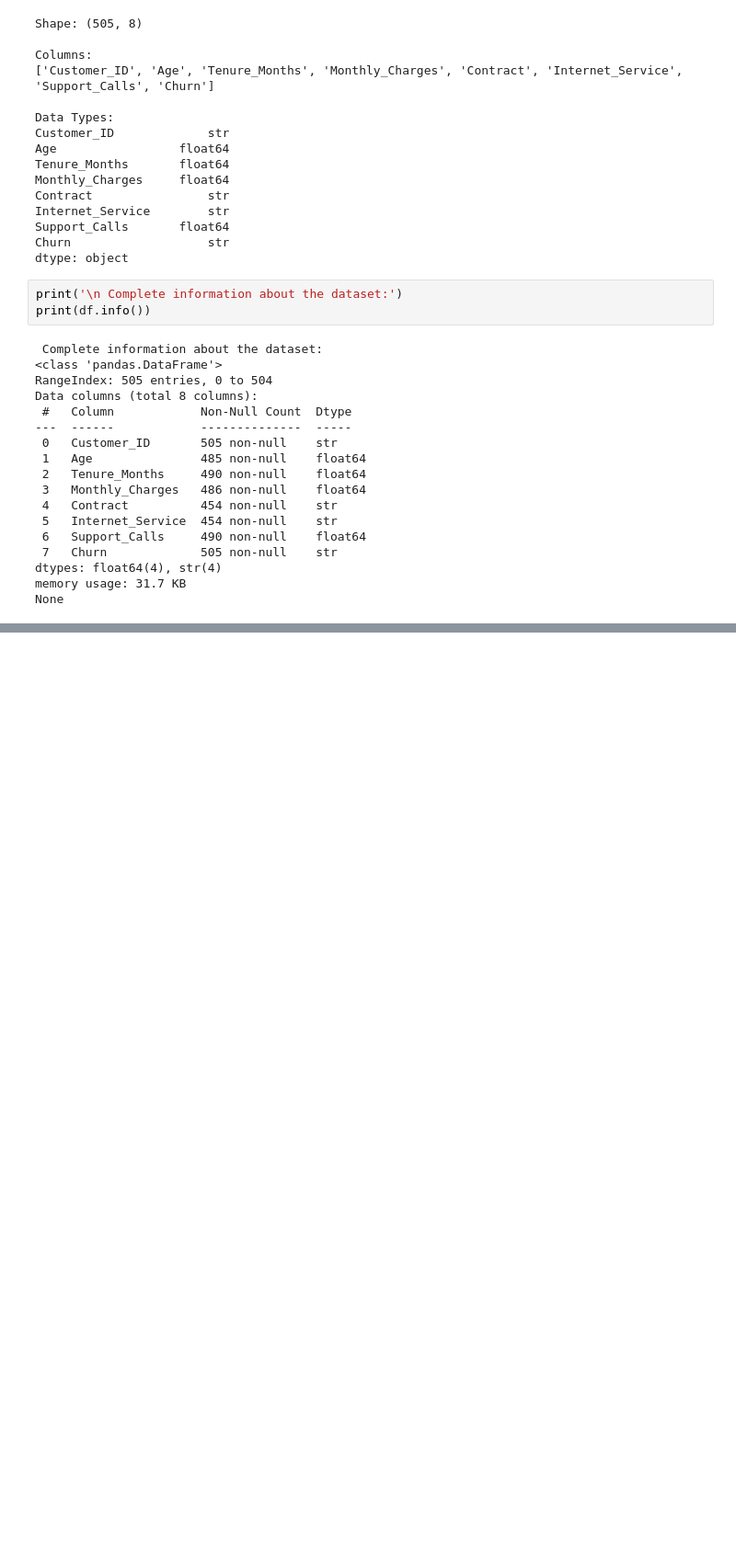
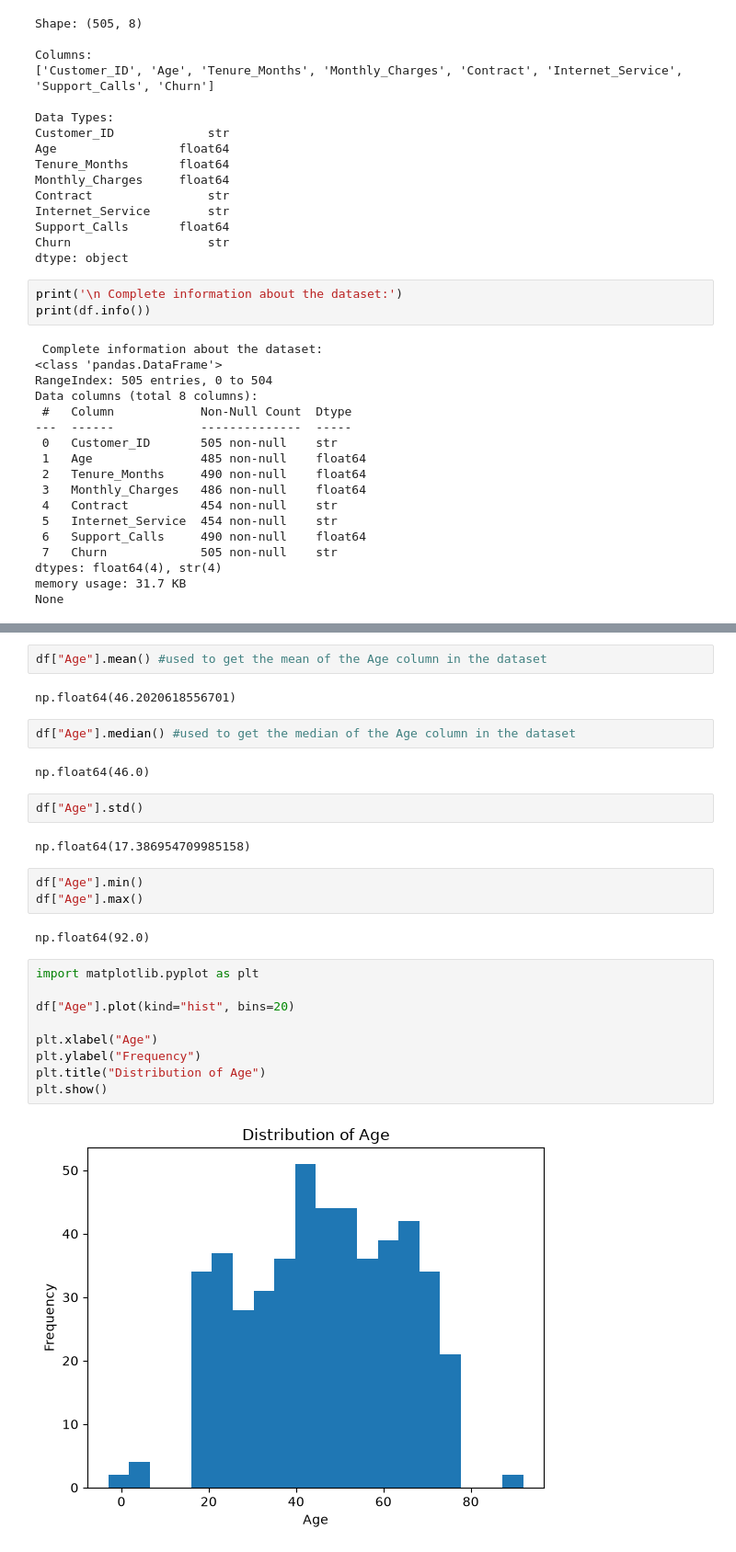
Before and after one commit to umarabrar-git/customer-churn-project, a Jupyter notebook: customer_churn_P1.ipynb, the cells around one changed output, grey strips where cells are left out. Shown at 92% size. Drawn from its saved outputs; the diff is of its cells as text; blank space fills up the shorter version.

```diff
--- a/customer_churn_P1.ipynb
+++ b/customer_churn_P1.ipynb
@@ -374,0 +532,28 @@ None
+# %%
+df["Age"].mean() #used to get the mean of the Age column in the dataset
+# %% [output]
+np.float64(46.2020618556701)
+# %%
+df["Age"].median() #used to get the median of the Age column in the dataset
+# %% [output]
+np.float64(46.0)
+# %%
+df["Age"].std()
+# %% [output]
+np.float64(17.386954709985158)
+# %%
+df["Age"].min()
+df["Age"].max()
+# %% [output]
+np.float64(92.0)
+# %%
+import matplotlib.pyplot as plt
+
+df["Age"].plot(kind="hist", bins=20)
+
+plt.xlabel("Age")
+plt.ylabel("Frequency")
+plt.title("Distribution of Age")
+plt.show()
+# %% [output]
+[figure, added]
```
Also changed, not shown: parts of 47 cells of this notebook.
